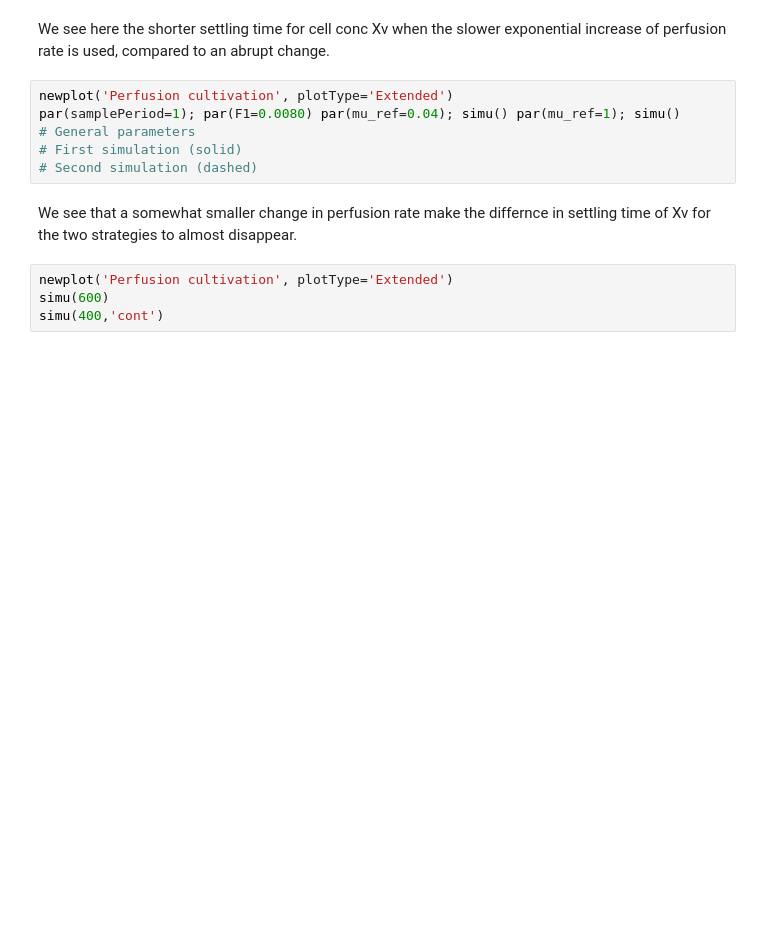
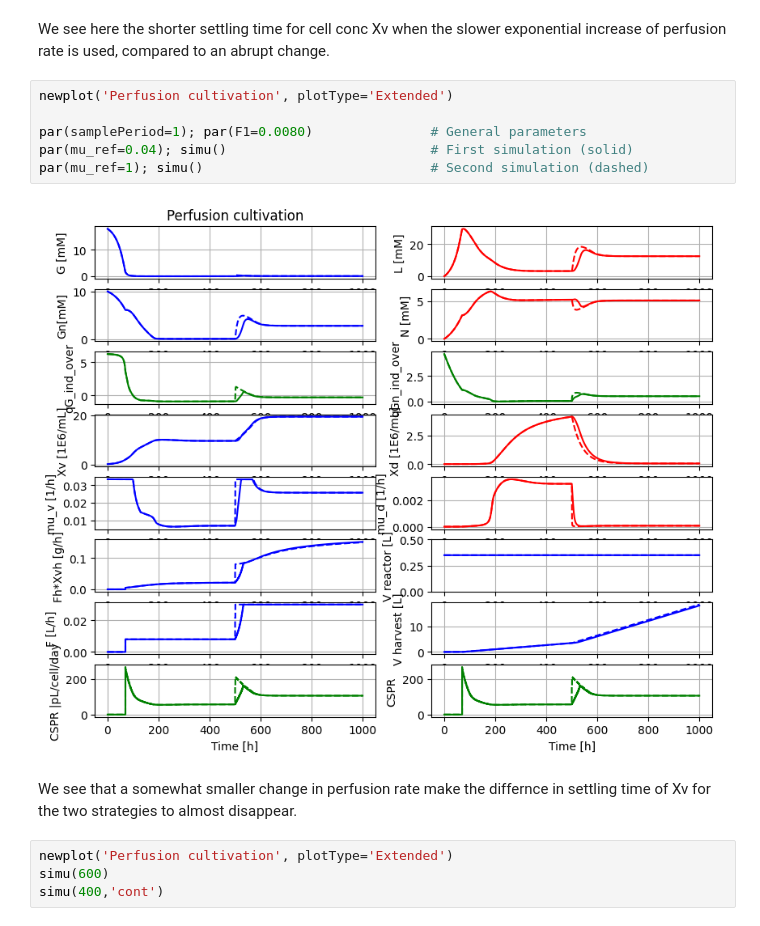
Before and after one commit to janpeter19/BPL_CHO_Perfusion_cspr, a Jupyter notebook: Notes_BPL_CHO_Perfusion_cspr_opennloop_fmpy_colab.ipynb, the cells around one changed output. Cells and saved outputs as stored; diff of their text form; blank space fills up the shorter version.

```diff
--- a/Notes_BPL_CHO_Perfusion_cspr_opennloop_fmpy_colab.ipynb
+++ b/Notes_BPL_CHO_Perfusion_cspr_opennloop_fmpy_colab.ipynb
@@ -176,10 +179,12 @@ model_get('CSPR')
 We see here the shorter settling time for cell conc Xv when the slower exponential increase of perfusion rate is used, compared to an abrupt change.
 # %%
 newplot('Perfusion cultivation', plotType='Extended')
-par(samplePeriod=1); par(F1=0.0080) par(mu_ref=0.04); simu() par(mu_ref=1); simu()
-# General parameters
-# First simulation (solid)
-# Second simulation (dashed)
+
+par(samplePeriod=1); par(F1=0.0080)               # General parameters
+par(mu_ref=0.04); simu()                          # First simulation (solid)
+par(mu_ref=1); simu()                             # Second simulation (dashed)
+# %% [output]
+[figure, added]
 # %% [markdown]
 We see that a somewhat smaller change in perfusion rate make the differnce in settling time of Xv for the two strategies to almost disappear.
 # %%
```
Also changed, not shown: parts of 16 cells of this notebook.
